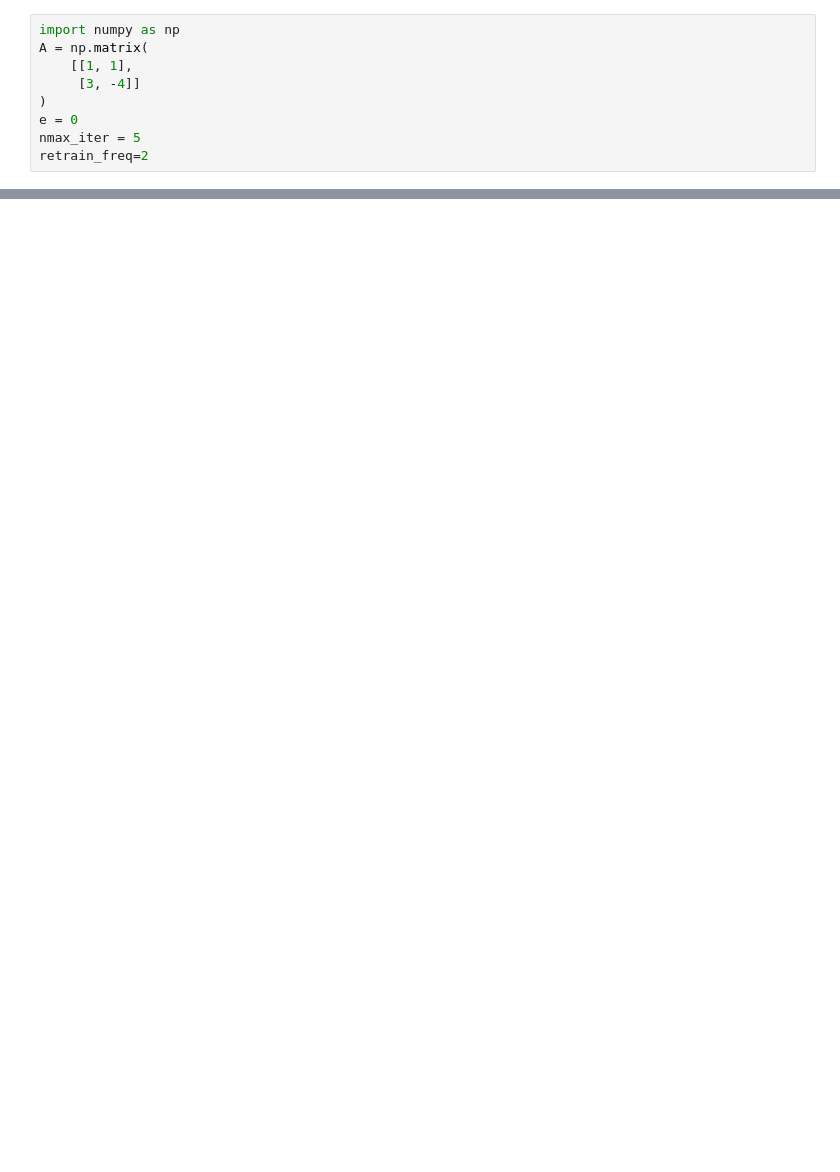
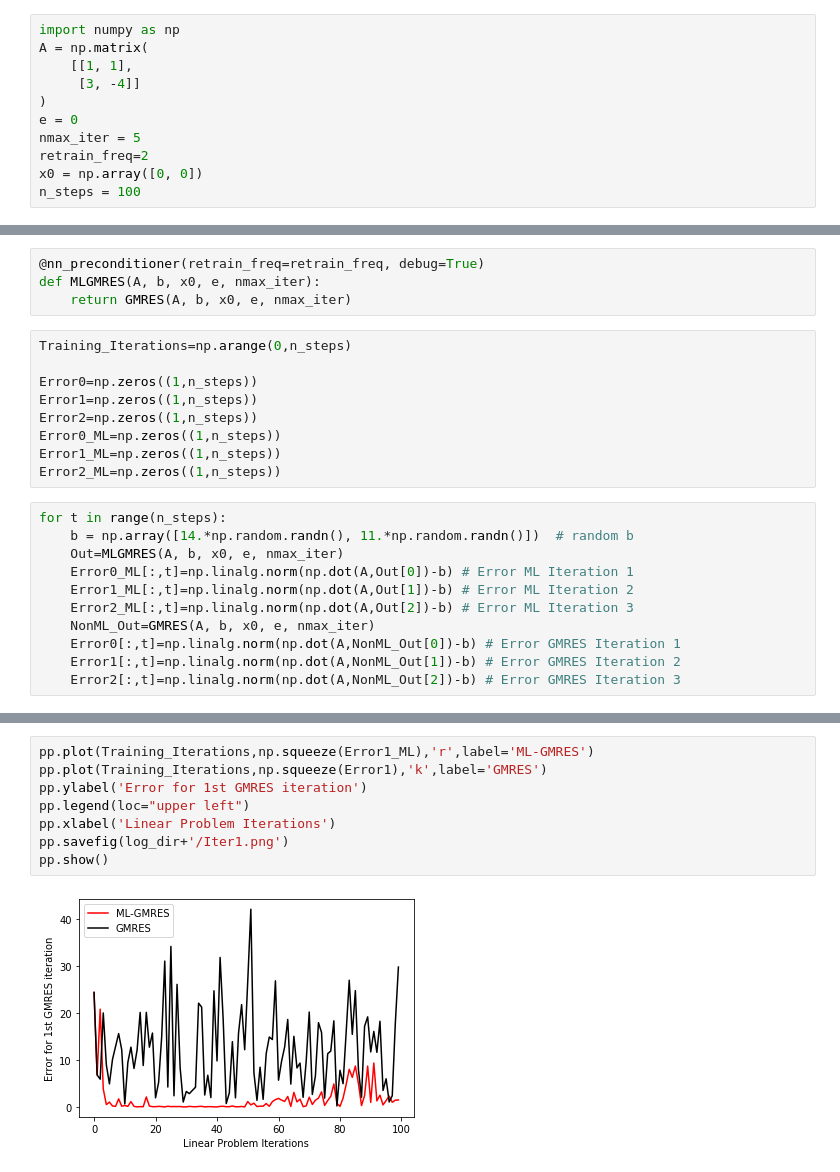
Before and after one commit to ML4FnP/GMRES-Learning, a Jupyter notebook: Kevin_Sandbox.ipynb, the cells around one changed output, grey strips where cells are left out. Drawn from its saved outputs; the diff is of its cells as text; blank space fills up the shorter version.

```diff
--- a/Kevin_Sandbox.ipynb
+++ b/Kevin_Sandbox.ipynb
@@ -26,6 +25,8 @@ A = np.matrix(
 e = 0
 nmax_iter = 5
 retrain_freq=2
+x0 = np.array([0, 0])
+n_steps = 100
 # %%
 # Set up parameter class
 class MyParamsClass():
@@ -46,0 +54,24 @@ json.dump(sorted_params_dict, open(params_filepath, 'w'), indent=4)
+# %%
+@nn_preconditioner(retrain_freq=retrain_freq, debug=True)
+def MLGMRES(A, b, x0, e, nmax_iter):
+    return GMRES(A, b, x0, e, nmax_iter)
+# %%
+Training_Iterations=np.arange(0,n_steps)
+
+Error0=np.zeros((1,n_steps))
+Error1=np.zeros((1,n_steps))
+Error2=np.zeros((1,n_steps))
+Error0_ML=np.zeros((1,n_steps))
+Error1_ML=np.zeros((1,n_steps))
+Error2_ML=np.zeros((1,n_steps))
+# %%
+for t in range(n_steps):
+    b = np.array([14.*np.random.randn(), 11.*np.random.randn()])  # random b
+    Out=MLGMRES(A, b, x0, e, nmax_iter)
+    Error0_ML[:,t]=np.linalg.norm(np.dot(A,Out[0])-b) # Error ML Iteration 1
+    Error1_ML[:,t]=np.linalg.norm(np.dot(A,Out[1])-b) # Error ML Iteration 2
+    Error2_ML[:,t]=np.linalg.norm(np.dot(A,Out[2])-b) # Error ML Iteration 3
+    NonML_Out=GMRES(A, b, x0, e, nmax_iter)
+    Error0[:,t]=np.linalg.norm(np.dot(A,NonML_Out[0])-b) # Error GMRES Iteration 1
+    Error1[:,t]=np.linalg.norm(np.dot(A,NonML_Out[1])-b) # Error GMRES Iteration 2
+    Error2[:,t]=np.linalg.norm(np.dot(A,NonML_Out[2])-b) # Error GMRES Iteration 3
@@ -46,0 +108,10 @@ json.dump(sorted_params_dict, open(params_filepath, 'w'), indent=4)
+# %%
+pp.plot(Training_Iterations,np.squeeze(Error1_ML),'r',label='ML-GMRES')
+pp.plot(Training_Iterations,np.squeeze(Error1),'k',label='GMRES')
+pp.ylabel('Error for 1st GMRES iteration')
+pp.legend(loc="upper left")
+pp.xlabel('Linear Problem Iterations')
+pp.savefig(log_dir+'/Iter1.png')
+pp.show()
+# %% [output]
+[figure, added]
```
Also changed, not shown: parts of 9 cells of this notebook, 26 other files.
